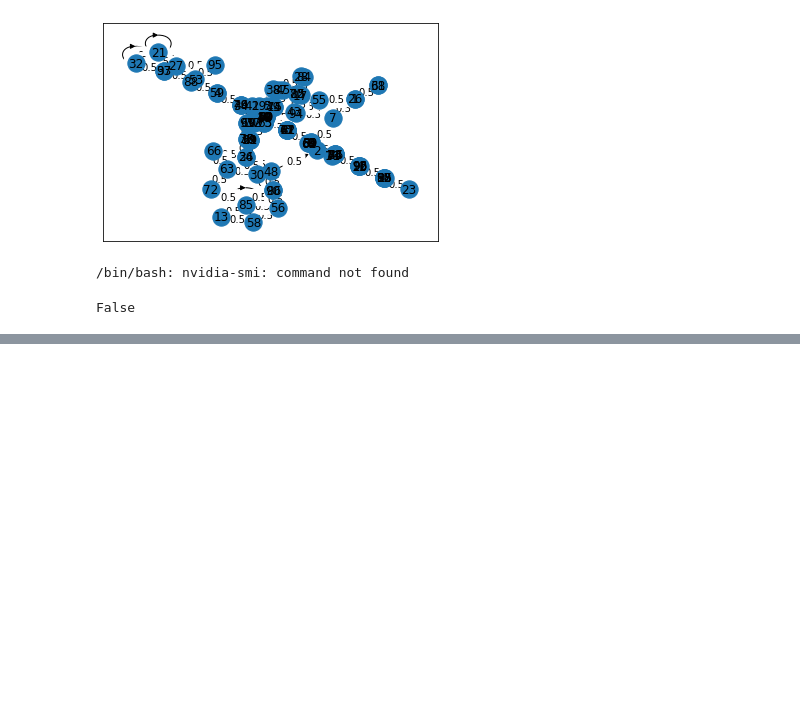
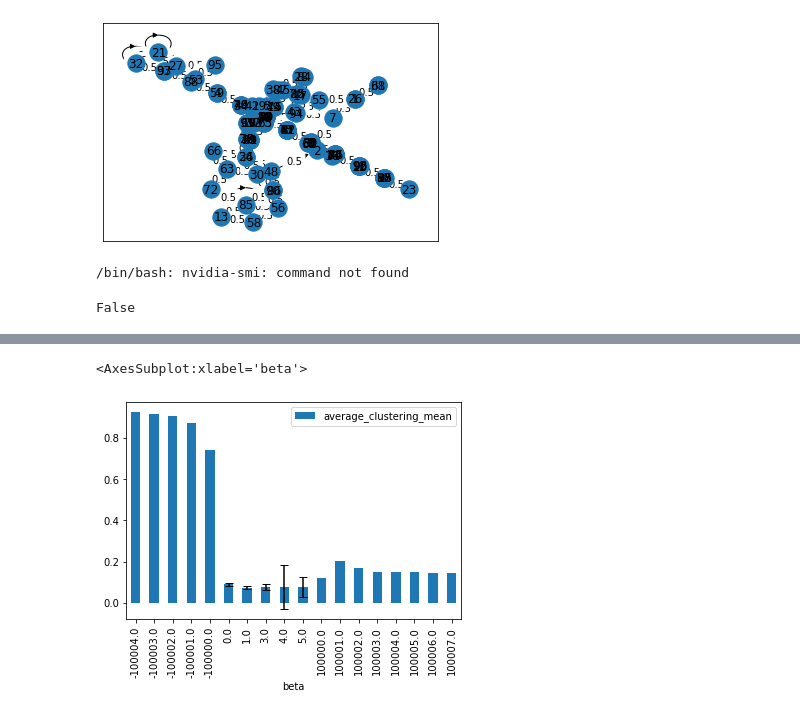
Before and after one commit to IsisChameleon/NetworkSyncCapstone, a Jupyter notebook: results.ipynb, the cells around one changed output, grey strips where cells are left out. Drawn from its saved outputs; the diff is of its cells as text; code cells hidden in the pictures; blank space fills up the shorter version.

```diff
--- a/results.ipynb
+++ b/results.ipynb
@@ -226,0 +214,7 @@ df_up.head(50)
+# %%
+dfm.keys()
+
+dfm.plot(x='beta', y='average_clustering_mean', yerr=dfm['average_clustering_std'], kind='bar', capsize=4, rot=90)
+# %% [output]
+<AxesSubplot:xlabel='beta'>
+[figure, added]
```
Also changed, not shown: parts of 10 cells of this notebook, 6 other files.
